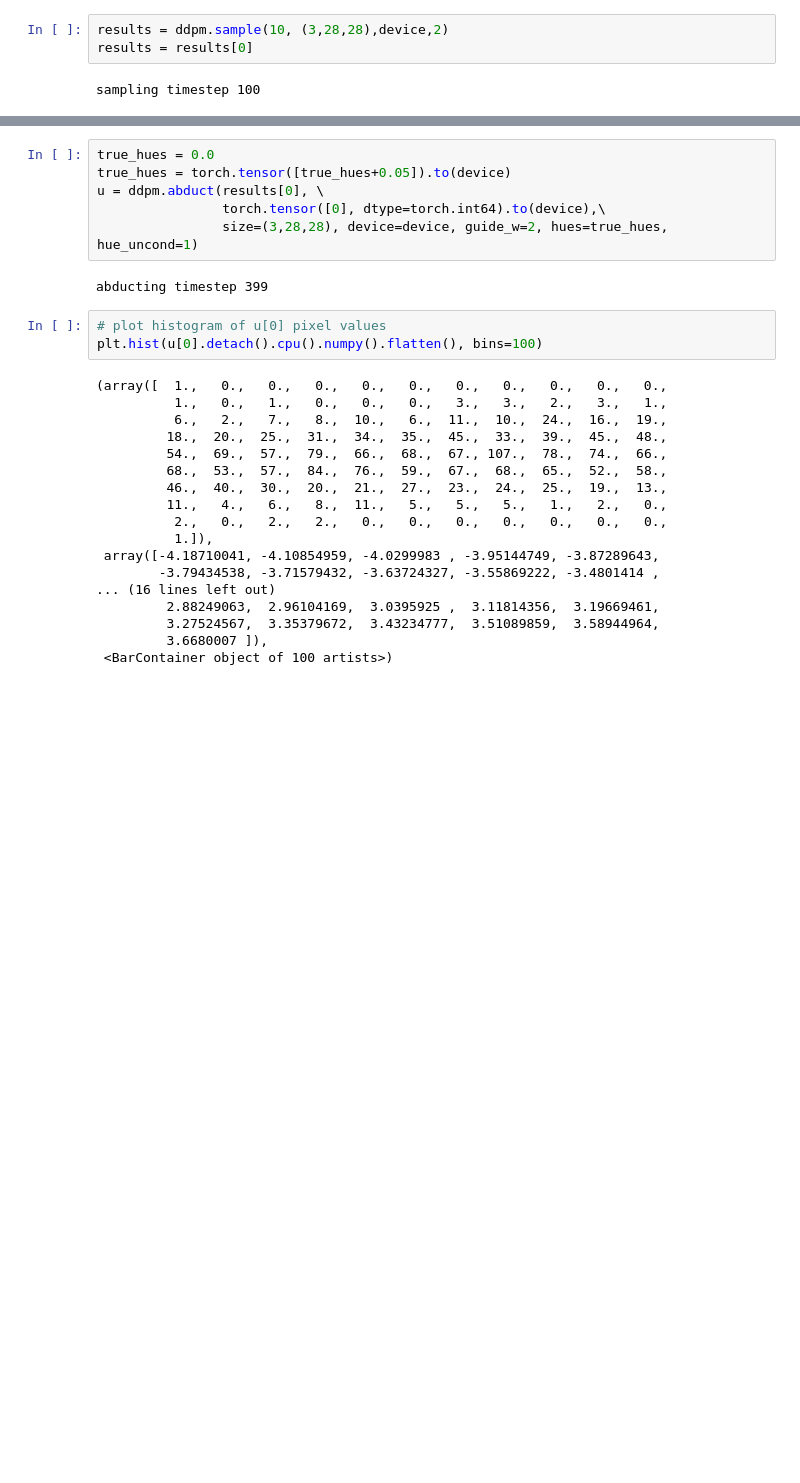
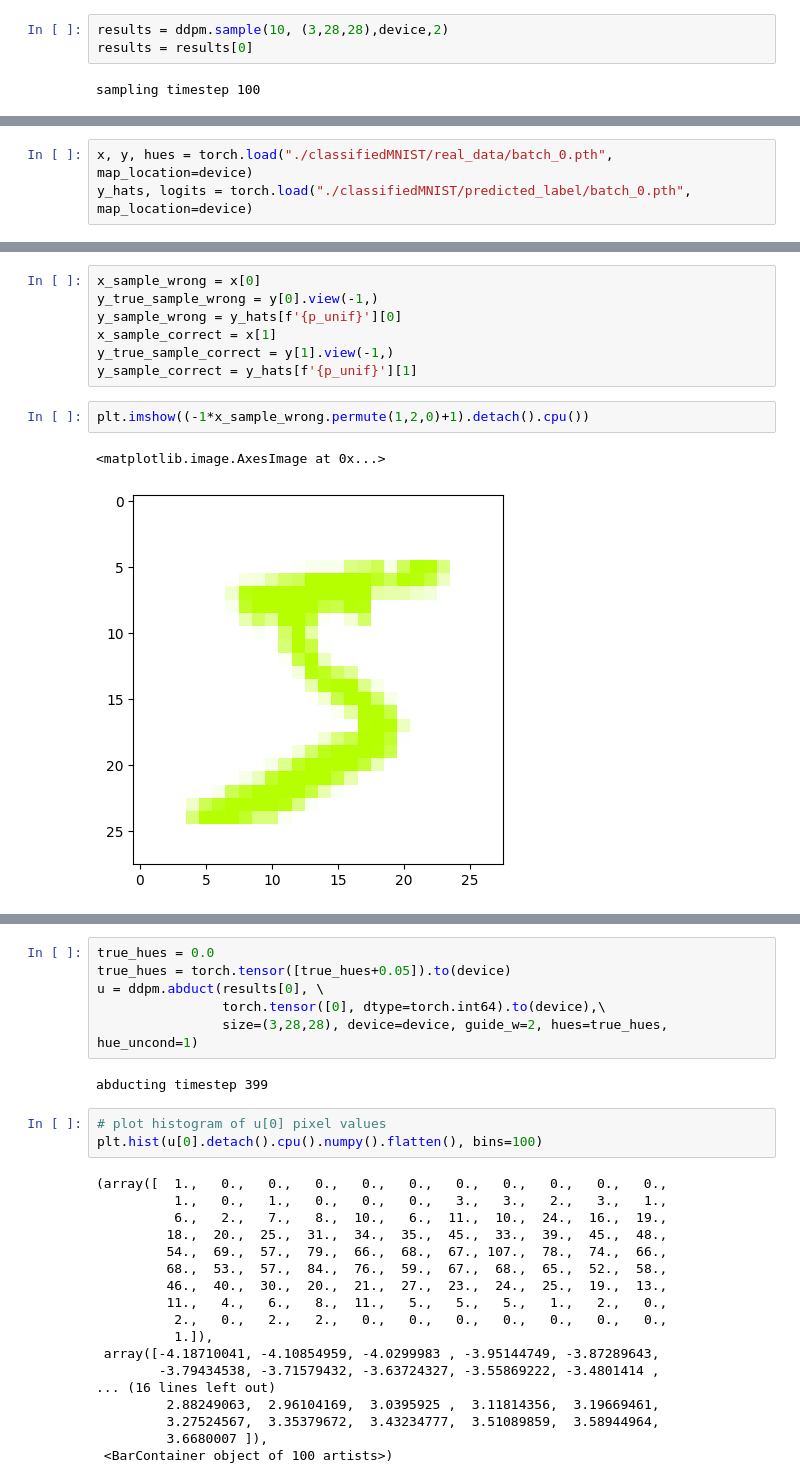
Before and after one commit to echeloni11/Diff_ColorMNIST, a Jupyter notebook: explore.ipynb, the cells around one changed output, grey strips where cells are left out. Cells and saved outputs as stored; diff of their text form; blank space fills up the shorter version.

```diff
--- a/explore.ipynb
+++ b/explore.ipynb
@@ -68,0 +69,3 @@ Clipping input data to the valid range for imshow with RGB data ([0..1] for floa
+# %%
+x, y, hues = torch.load("./classifiedMNIST/real_data/batch_0.pth", map_location=device)
+y_hats, logits = torch.load("./classifiedMNIST/predicted_label/batch_0.pth", map_location=device)
@@ -68,0 +79,12 @@ Clipping input data to the valid range for imshow with RGB data ([0..1] for floa
+# %%
+x_sample_wrong = x[0]
+y_true_sample_wrong = y[0].view(-1,)
+y_sample_wrong = y_hats[f'{p_unif}'][0]
+x_sample_correct = x[1]
+y_true_sample_correct = y[1].view(-1,)
+y_sample_correct = y_hats[f'{p_unif}'][1]
+# %%
+plt.imshow((-1*x_sample_wrong.permute(1,2,0)+1).detach().cpu())
+# %% [output]
+<matplotlib.image.AxesImage at 0x...>
+[figure, added]
```
Also changed, not shown: parts of 14 cells of this notebook, 4 other files.
